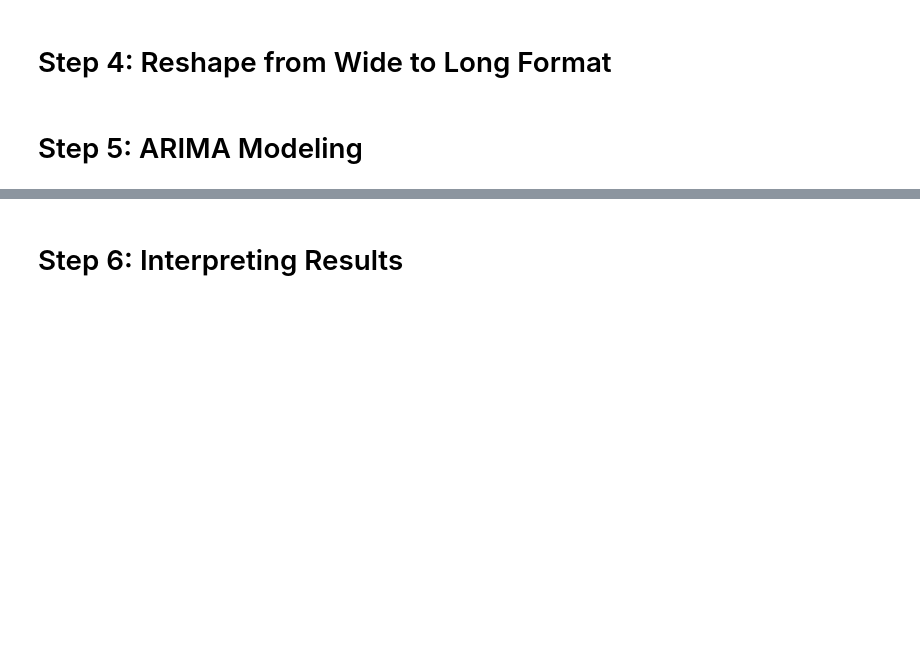
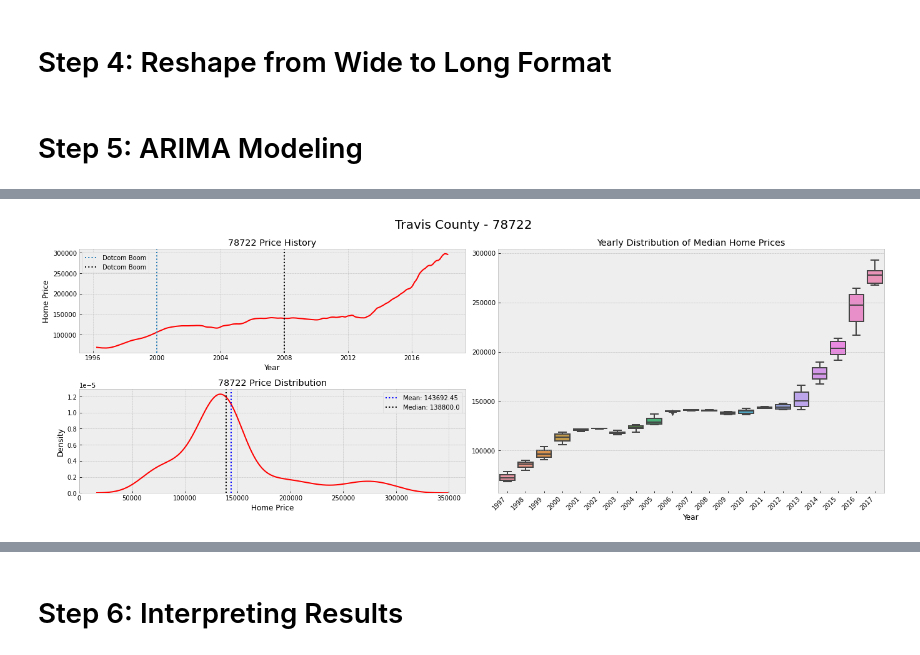
Before and after one commit to kuninethan95/Time_Series_Model, a Jupyter notebook: time-series/starter_notebook.ipynb, the cells around one changed output, grey strips where cells are left out. Drawn from its saved outputs; the diff is of its cells as text; code cells hidden in the pictures; blank space fills up the shorter version.

```diff
--- a/time-series/starter_notebook.ipynb
+++ b/time-series/starter_notebook.ipynb
@@ -522,7 +543,7 @@ sns.barplot(data=df_travis_test, x=df_travis_test.index, y=df_travis_test['value
 ax.set_xticklabels(range(1996,2019))
 ax1 = ax.twinx()
 sns.lineplot(data=df_travis_test, x=df_travis_test.index, y=df_travis_test['yearly_change'], ax=ax1)
-
+ax1.set_xticklabels(range(1996,2019))
 
 
 ;
@@ -563,0 +581,4 @@ def melt_data(df):
+# %%
+df_78721=travis_dict_full[78721].copy()
+# %%
+df_78721.drop(columns='RegionName', axis=1, inplace=True)
@@ -563,0 +602,39 @@ def melt_data(df):
+# %%
+from matplotlib.gridspec import GridSpec
+with plt.style.context('bmh'):
+
+
+    fig = plt.figure(figsize=(19, 7), constrained_layout=False)
+    gs = GridSpec(nrows=2, ncols=2)
+    # First axes
+    ax0 = fig.add_subplot(gs[0, 0])
+    ax0.plot(df_78721['value'], color='r')
+    ax0.set_title('78722 Price History')
+    ax0.set_xlabel('Year')
+    ax0.set_ylabel('Home Price')
+    ax0.axvline(x='2000-01-01', label='Dotcom Boom', ls=':')
+    ax0.axvline(x='2008-01-01', label='Dotcom Boom', ls=':', color='k')
+    ax0.legend()
+    # Second axes
+    ax1 = fig.add_subplot(gs[1, 0])
+    sns.kdeplot(df_78721['value'], ax=ax1, color='r')
+    ax1.set_title('78722 Price Distribution')
+    ax1.set_xlabel('Home Price')
+
+    mean=df_78721['value'].mean()
+    median=df_78721['value'].median()
+    ax1.axvline(x=mean, label=f"Mean: {round(mean,2)}", ls=':', color='blue')
+    ax1.axvline(x=median, label=f"Median: {round(median,2)}", ls=':', color='k')
+    ax1.legend()
+    # Third axes
+    ax2 = fig.add_subplot(gs[:, 1])
+    sns.boxplot(data=df_78721_annual, ax=ax2)
+    xticklabels = (range(1997,2018))
+    ax2.set_xlabel('Year')
+    ax2.set_xticklabels(xticklabels, rotation = 45, ha="right")
+    ax2.set_title('Yearly Distribution of Median Home Prices')
+
+    fig.suptitle('Travis County - 78722', fontsize=20)
+    fig.tight_layout();
+# %% [output]
+[figure, added]
```
Also changed, not shown: parts of 85 cells of this notebook.
